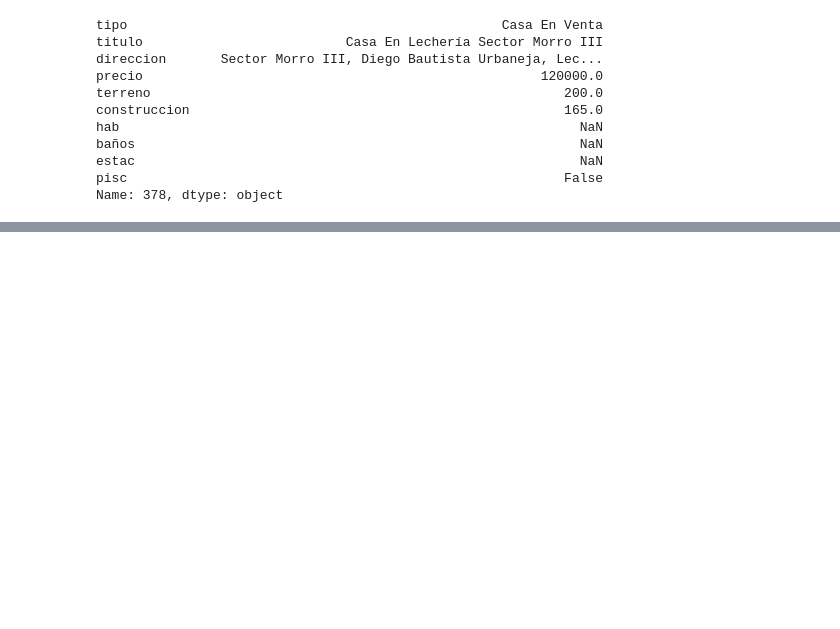
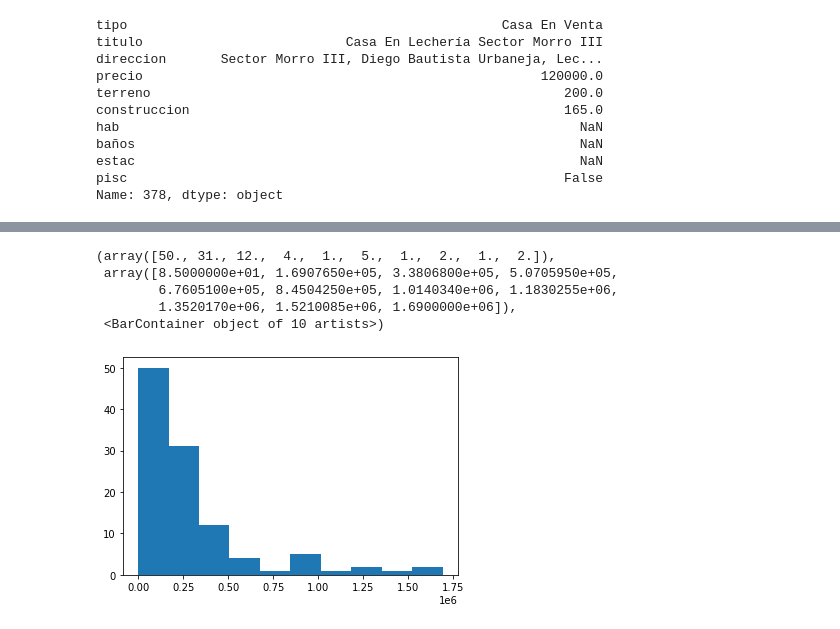
Before and after one commit to araod14/century_eda_model, a Jupyter notebook: EDA.ipynb, the cells around one changed output, grey strips where cells are left out. Cells and saved outputs as stored; diff of their text form; code cells hidden in the pictures; blank space fills up the shorter version.

```diff
--- a/EDA.ipynb
+++ b/EDA.ipynb
@@ -118,0 +217,9 @@ Name: 378, dtype: object
+# %%
+plt.hist(df['precio'])
+# %% [output]
+(array([50., 31., 12.,  4.,  1.,  5.,  1.,  2.,  1.,  2.]),
+ array([8.5000000e+01, 1.6907650e+05, 3.3806800e+05, 5.0705950e+05,
+        6.7605100e+05, 8.4504250e+05, 1.0140340e+06, 1.1830255e+06,
+        1.3520170e+06, 1.5210085e+06, 1.6900000e+06]),
+ <BarContainer object of 10 artists>)
+[figure, added]
```
Also changed, not shown: parts of 20 cells of this notebook, 1 other file.
